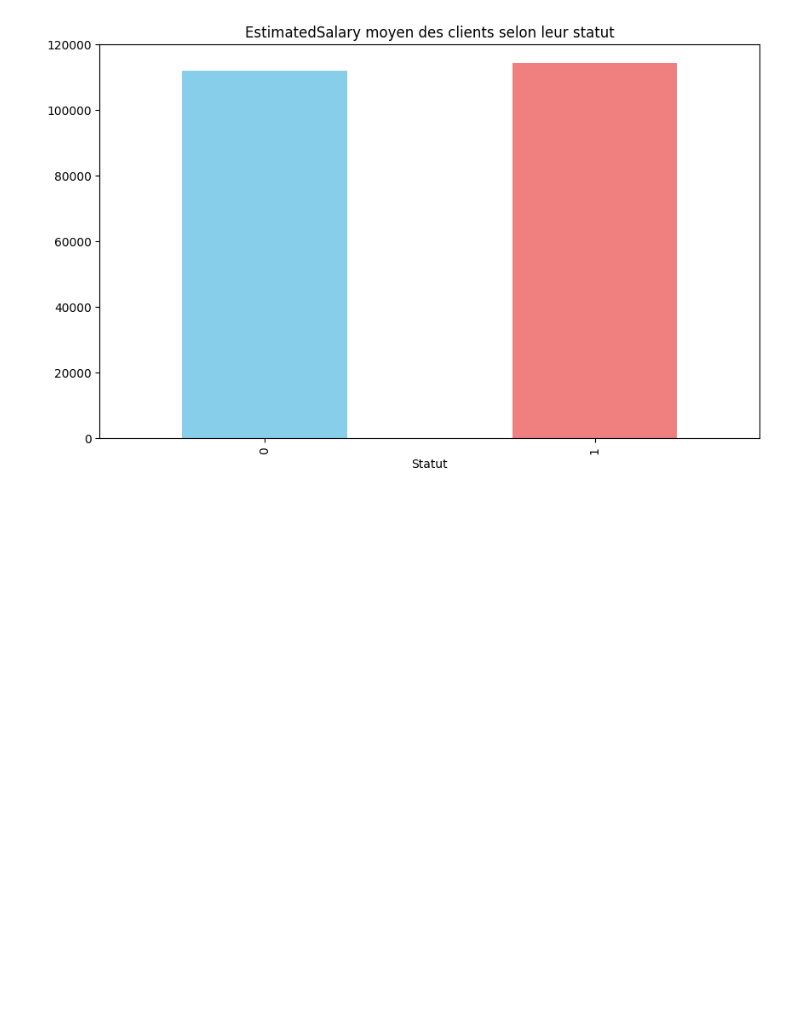
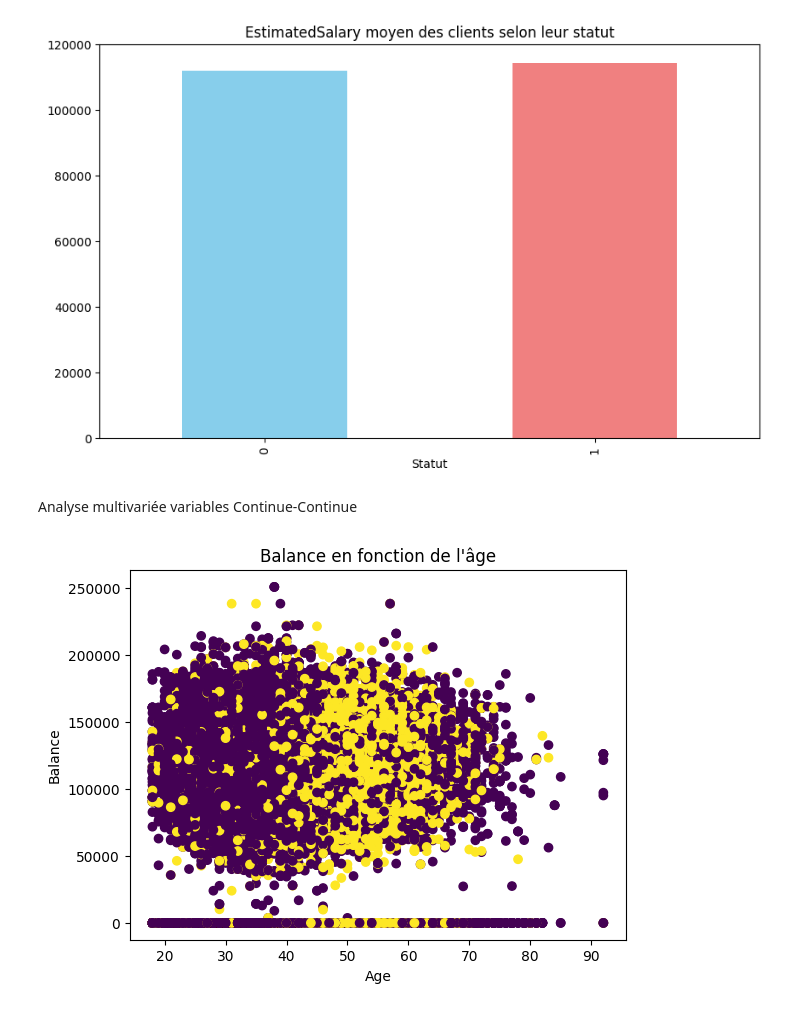
Before and after one commit to lathiam/projet-de-classification, a Jupyter notebook: Analyse.ipynb, the cells around one changed output. Drawn from its saved outputs; the diff is of its cells as text; code cells hidden in the pictures; blank space fills up the shorter version.

Commit message:
Ajout Analyse multivariée variables Continue-Continue

```diff
--- a/Analyse.ipynb
+++ b/Analyse.ipynb
@@ -463,3 +463,13 @@ plt.xlabel('Statut')
 # %% [output]
 Text(0.5, 0, 'Statut')
 [figure]
+# %% [markdown]
+Analyse multivariée variables Continue-Continue
+# %%
+plt.scatter(df['Age'], df['Balance'], c=df['Exited'])
+plt.title("Balance en fonction de l'âge")
+plt.xlabel('Age')
+plt.ylabel('Balance')
+plt.show()
+# %% [output]
+[figure, added]
```
Also changed, not shown: parts of 2 cells of this notebook.
